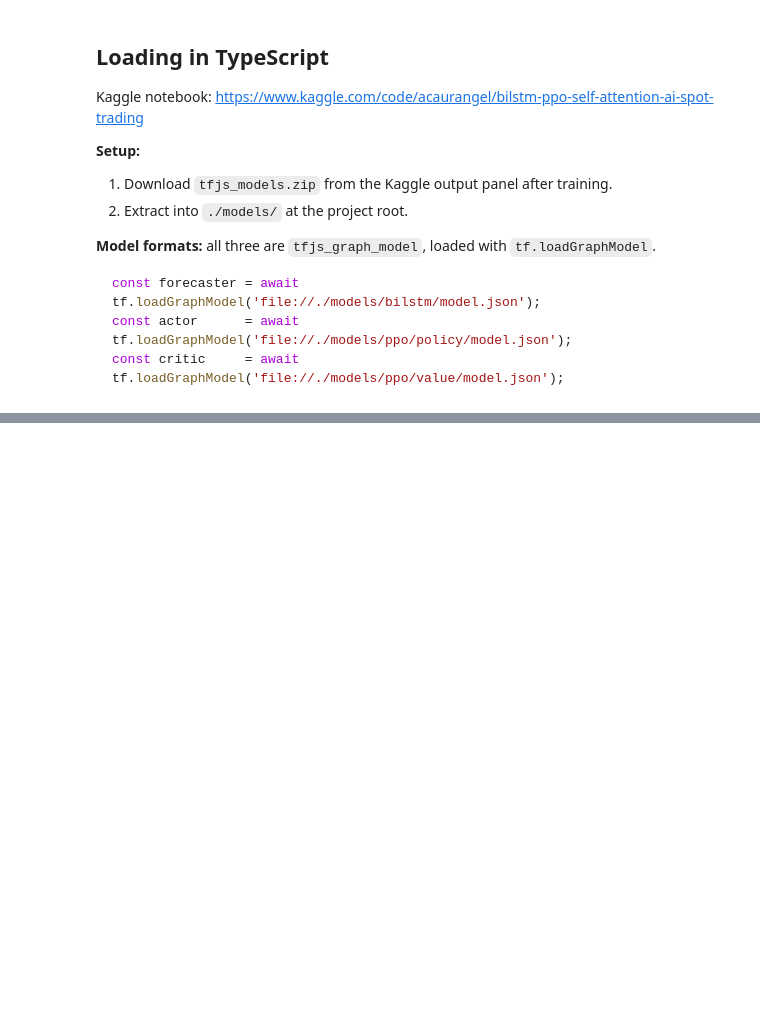
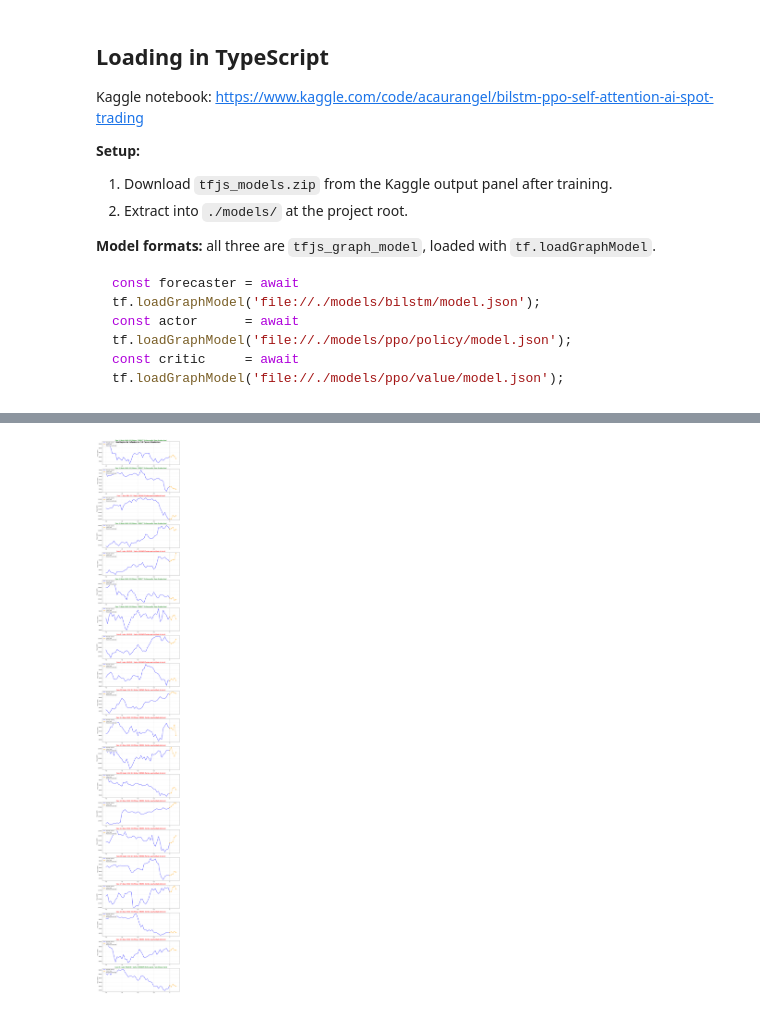
Before and after one commit to Acaua-Rangel/bilstm-ppo-trader, a Jupyter notebook: notebooks/ai-spot-trading - Colab.ipynb, the cells around one changed output, grey strips where cells are left out. Cells and saved outputs as stored; diff of their text form; code cells hidden in the pictures; blank space fills up the shorter version.

```diff
--- a/notebooks/ai-spot-trading - Colab.ipynb
+++ b/notebooks/ai-spot-trading - Colab.ipynb
@@ -30,7 +30,7 @@ import ccxt
 # Hyperparameters
 WINDOW_SIZE          = 128            # 128 x 15min ~ 32h of context
 HORIZON              = 4              # predict direction 4 x 15min = 60 min ahead
-HIDDEN_UNITS         = 64
+HIDDEN_UNITS         = 128
 DROPOUT              = 0.2
 NUM_FEATURES         = 16             # 10 original + 6 wavelet
 L2                   = 1e-5
@@ -56,7 +56,7 @@ PPO_EPOCHS   = 10
 INDICATOR_WARMUP      = 200
 RETURN_CLIP           = 0.1
 VOLATILITY_WINDOW     = 20
-FEE_RATE              = 0.000
+FEE_RATE              = 0.00075
 BACKTEST_HOLDOUT      = 1000
 VALIDATION_FRACTION   = 0.1
 EMBARGO_FRACTION      = 0.01
@@ -75,7 +75,7 @@ SLIPPAGE_PCT     = 0.0005
 # A -1.5%  move → label ≈ 0.05 (very confident bearish)
 # This gives the model richer gradient signal on strong moves
 # while naturally down-weighting ambiguous noise near zero.
-SOFT_LABEL_SCALE     = 150            # sigmoid(excess_return * SCALE): graded labels, avoid saturation/collapse
+SOFT_LABEL_SCALE     = 400            # sigmoid(excess_return * SCALE): graded labels, avoid saturation/collapse
 SOFT_LABEL_CLIP      = (0.02, 0.98)   # avoid extremes for numeric stability
 #
 # Targets are soft floats in [0.02, 0.98] (sigmoid of future return).
@@ -115,8 +115,9 @@ import os
 # Portable working dir: Kaggle, Colab, or local. All outputs go under WORK_DIR.
 if os.path.isdir("/kaggle/working"):
     WORK_DIR = "/kaggle/working"
-elif os.path.isdir("/content"):
-    WORK_DIR = "/content"
+elif os.path.isdir("/content/drive/MyDrive"):
+    WORK_DIR = "/content/drive/MyDrive/AI Trading"
+    os.makedirs(WORK_DIR, exist_ok=True)
 else:
     WORK_DIR = "."
 print(f"WORK_DIR = {WORK_DIR}")
@@ -1676,0 +1573,74 @@ const critic     = await tf.loadGraphModel('file://./models/ppo/value/model.json
+# %%
+import matplotlib.pyplot as plt
+
+print("Gerando gráficos de avaliação para os 20 casos...")
+
+fig, axes = plt.subplots(20, 1, figsize=(12, 80))
+fig.suptitle('Avaliação de Inferência: 20 Casos Aleatórios', fontsize=18, fontweight='bold')
+
+# Vamos dar um zoom nos últimos 40 candles do passado para visualizar melhor
+ZOOM_PAST = 40
+
+for i, idx in enumerate(sample_indices):
+    ax = axes[i]
+    candle_idx = idx + WINDOW_SIZE
+
+    # Preços para plotagem
+    past_closes = agent_candles[idx : candle_idx + 1, 4]  # Inclui o candle atual (tempo 0)
+    future_closes = agent_candles[candle_idx : candle_idx + HORIZON + 1, 4]
+
+    # Obter previsão e ação recomendada novamente para o plot
+    seq_features = agent_X[idx : idx+1]
+    forecast = forecaster(seq_features, training=False).numpy()[0]
+
+    state_vec = assemble_state(
+        agent_candles, candle_idx, forecast, 0, 0.0, 0, agent_vol_samples[idx]
+    )
+    state_tensor = tf.convert_to_tensor([state_vec], dtype=tf.float32)
+    action_probs = actor(state_tensor, training=False).numpy()[0]
+    chosen_action = np.argmax(action_probs)
+    action_name = action_labels[chosen_action]
+
+    # Lógica de Avaliação (Correto/Errado)
+    # Retorno máximo nos próximos 4 candles
+    future_returns = (future_closes[1:] - future_closes[0]) / future_closes[0]
+    max_future_ret = np.max(future_returns)
+
+    # Vamos considerar que para lucrar (BUY) precisamos de pelo menos +0.1% para bater as taxas.
+    # Se ficarmos de fora (SELL ou HOLD), o modelo acerta se não houver um grande movimento de alta.
+    PROFIT_THRESHOLD = 0.001
+
+    if chosen_action in [0, 2]: # HOLD ou SELL (Estratégia defensiva / Ficar de fora)
+        if max_future_ret <= PROFIT_THRESHOLD:
+            eval_label = "CORRECT (Evitou perda / Sem direção clara)"
+            color = "green"
+        else:
+            eval_label = "WRONG (Perdeu oportunidade de lucro)"
+            color = "red"
+    else: # BUY (Comprar)
+        if max_future_ret > PROFIT_THRESHOLD:
+            eval_label = "CORRECT (Capturou lucro)"
+            color = "green"
+        else:
+            eval_label = "WRONG (Comprou e caiu/ficou flat)"
+            color = "red"
+
+    # Eixos X
+    x_past = np.arange(-WINDOW_SIZE, 1)
+    x_future = np.arange(0, HORIZON + 1)
+
+    # Plot
+    ax.plot(x_past[-ZOOM_PAST-1:], past_closes[-ZOOM_PAST-1:], label='Passado (Zoom)', color='blue', linewidth=2)
+    ax.plot(x_future, future_closes, label='Futuro Real', color='orange', linestyle='--', linewidth=2, marker='o')
+    ax.axvline(0, color='black', linestyle=':', alpha=0.5, label='Momento da Decisão')
+
+    # Formatação
+    ax.set_title(f"Caso {i+1} | Ação: {action_name} | Status: {eval_label}", color=color, fontweight='bold', fontsize=12)
+    ax.set_ylabel("Preço (USDT)")
+    ax.grid(True, alpha=0.3)
+    ax.legend(loc="upper left")
+
+plt.tight_layout()
+plt.subplots_adjust(top=0.98)
+plt.show()
+# %% [output]
@@ -1676,0 +1648 @@ const critic     = await tf.loadGraphModel('file://./models/ppo/value/model.json
+[figure, added]
```
Also changed, not shown: parts of 26 cells of this notebook, 10 other files.
